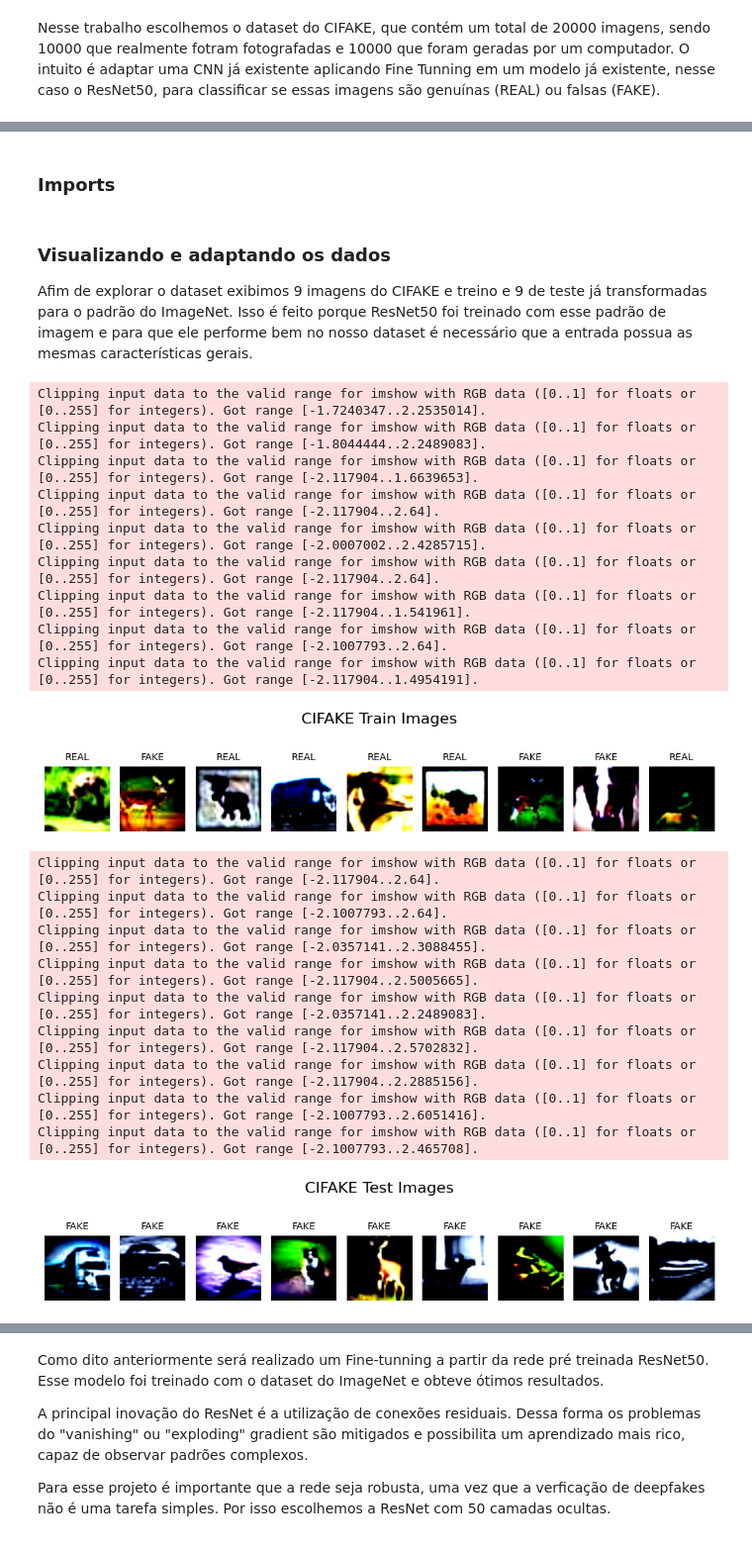
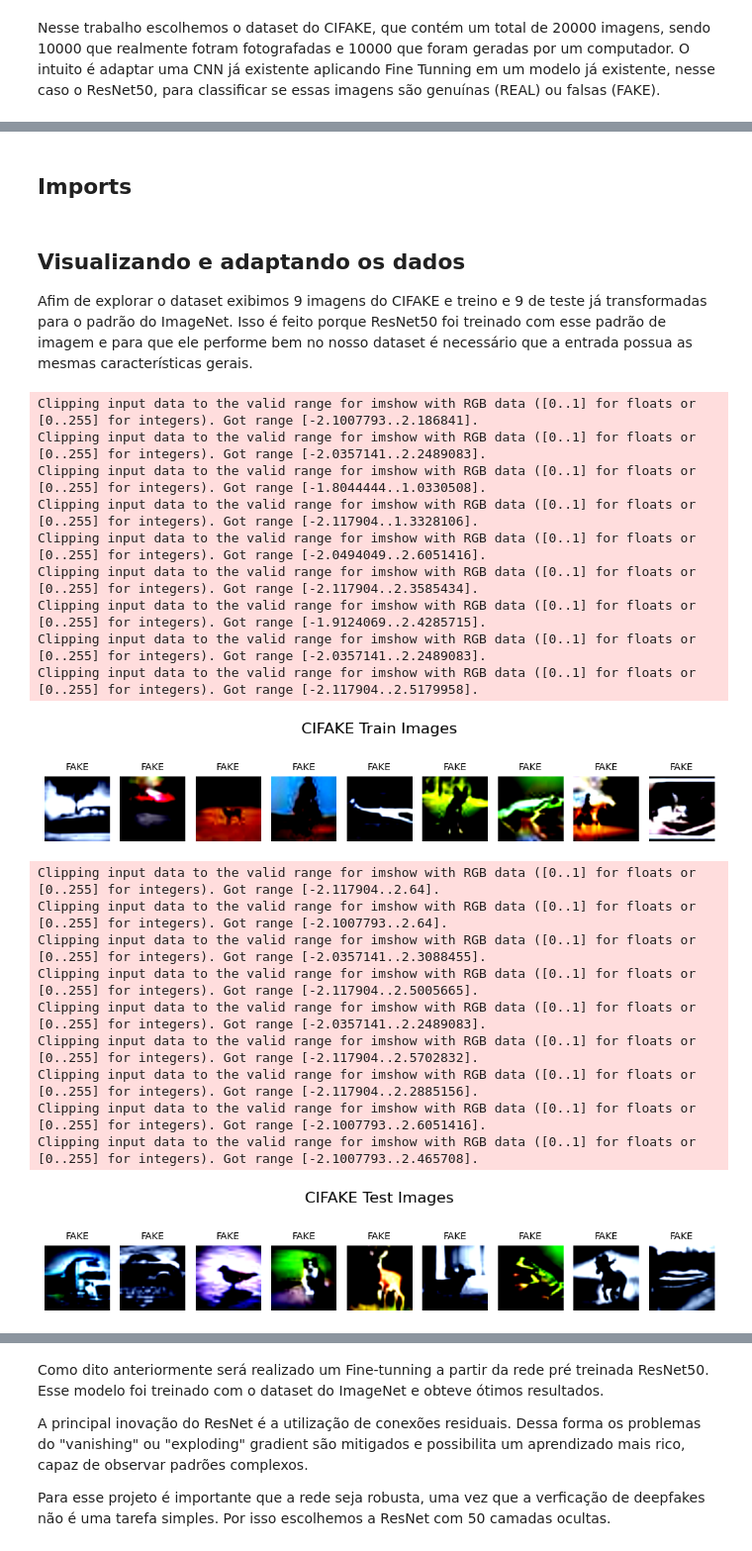
Before and after one commit to MarinaPiragibe/ia_verde_cnn, a Jupyter notebook: main.ipynb, the cells around one changed output, grey strips where cells are left out. Shown at 99% size. Saved outputs shown, nothing was run; the diff lists cells and outputs as text; code cells hidden in the pictures.

```diff
--- a/main.ipynb
+++ b/main.ipynb
@@ -14,7 +14,7 @@ Essa etapa só é necessária caso o dataset ainda não esteja na máquina que e
 
 # print("Path to dataset files:", path)
 # %% [markdown]
-### Imports
+## Imports
 # %%
 import torch
 import torchvision
@@ -27,53 +30,62 @@ from modules import globals
 # %% [markdown]
-### Visualizando e adaptando os dados
+## Visualizando e adaptando os dados
 
 Afim de explorar o dataset exibimos 9 imagens do CIFAKE e treino e 9 de teste já transformadas para o padrão do ImageNet. Isso é feito porque ResNet50 foi treinado com esse padrão de imagem e para que ele performe bem no nosso dataset é necessário que a entrada possua as mesmas características gerais.
 # %%
 transform = transforms.Compose([
                                      transforms.Resize(224),
                                      transforms.ToTensor(),
                                      transforms.Normalize(mean=[0.485, 0.456, 0.406],
                                                           std=[0.229, 0.224, 0.225])
                   ])
 
 
 # Load the training dataset
 train_dataset = torchvision.datasets.ImageFolder(
     root=os.path.join(globals.DATASET_PATH, 'train'),
     transform=transform
 )
-train_loader = torch.utils.data.DataLoader(
-    train_dataset,
-    batch_size=globals.BATCH_SIZE,
-    shuffle=True,
-    num_workers=0
-)
 
 # Load the test dataset
 test_dataset = torchvision.datasets.ImageFolder(
     root=os.path.join(globals.DATASET_PATH, 'test'),
     transform=transform
 )
+
+# Cria subsets para testar a lógica do modelo com um número menor do dataset
+subset_train_indices = list(range(globals.NUM_SAMPLES_TRAIN_DEBUGGER))
+subset_test_indices = list(range(globals.NUM_SAMPLES_TEST_DEBUGGER))
+
+train_dataset_debugger = Subset(train_dataset, subset_train_indices)
+test_dataset_debugger = Subset(test_dataset, subset_test_indices)
+
+train_loader = torch.utils.data.DataLoader(
+    train_dataset_debugger,
+    batch_size=globals.BATCH_SIZE,
+    shuffle=True,
+    num_workers=0
+)
+
 test_loader = torch.utils.data.DataLoader(
-    test_dataset,
+    test_dataset_debugger,
     batch_size=globals.BATCH_SIZE,
     shuffle=False,
     num_workers=0
 )
 
 utils.plot_sample(train_loader, "Train")
 utils.plot_sample(test_loader, "Test")
 # %% [output]
-Clipping input data to the valid range for imshow with RGB data ([0..1] for floats or [0..255] for integers). Got range [-1.7240347..2.2535014].
-Clipping input data to the valid range for imshow with RGB data ([0..1] for floats or [0..255] for integers). Got range [-1.8044444..2.2489083].
-Clipping input data to the valid range for imshow with RGB data ([0..1] for floats or [0..255] for integers). Got range [-2.117904..1.6639653].
-Clipping input data to the valid range for imshow with RGB data ([0..1] for floats or [0..255] for integers). Got range [-2.117904..2.64].
-Clipping input data to the valid range for imshow with RGB data ([0..1] for floats or [0..255] for integers). Got range [-2.0007002..2.4285715].
-Clipping input data to the valid range for imshow with RGB data ([0..1] for floats or [0..255] for integers). Got range [-2.117904..2.64].
-Clipping input data to the valid range for imshow with RGB data ([0..1] for floats or [0..255] for integers). Got range [-2.117904..1.541961].
-Clipping input data to the valid range for imshow with RGB data ([0..1] for floats or [0..255] for integers). Got range [-2.1007793..2.64].
-Clipping input data to the valid range for imshow with RGB data ([0..1] for floats or [0..255] for integers). Got range [-2.117904..1.4954191].
+Clipping input data to the valid range for imshow with RGB data ([0..1] for floats or [0..255] for integers). Got range [-2.1007793..2.186841].
+Clipping input data to the valid range for imshow with RGB data ([0..1] for floats or [0..255] for integers). Got range [-2.0357141..2.2489083].
+Clipping input data to the valid range for imshow with RGB data ([0..1] for floats or [0..255] for integers). Got range [-1.8044444..1.0330508].
+Clipping input data to the valid range for imshow with RGB data ([0..1] for floats or [0..255] for integers). Got range [-2.117904..1.3328106].
+Clipping input data to the valid range for imshow with RGB data ([0..1] for floats or [0..255] for integers). Got range [-2.0494049..2.6051416].
+Clipping input data to the valid range for imshow with RGB data ([0..1] for floats or [0..255] for integers). Got range [-2.117904..2.3585434].
+Clipping input data to the valid range for imshow with RGB data ([0..1] for floats or [0..255] for integers). Got range [-1.9124069..2.4285715].
+Clipping input data to the valid range for imshow with RGB data ([0..1] for floats or [0..255] for integers). Got range [-2.0357141..2.2489083].
+Clipping input data to the valid range for imshow with RGB data ([0..1] for floats or [0..255] for integers). Got range [-2.117904..2.5179958].
-[figure, old version]
+[figure, new version]
 Clipping input data to the valid range for imshow with RGB data ([0..1] for floats or [0..255] for integers). Got range [-2.117904..2.64].
 Clipping input data to the valid range for imshow with RGB data ([0..1] for floats or [0..255] for integers). Got range [-2.1007793..2.64].
 Clipping input data to the valid range for imshow with RGB data ([0..1] for floats or [0..255] for integers). Got range [-2.0357141..2.3088455].
```
Also changed, not shown: parts of 7 cells of this notebook, 2 other files.
